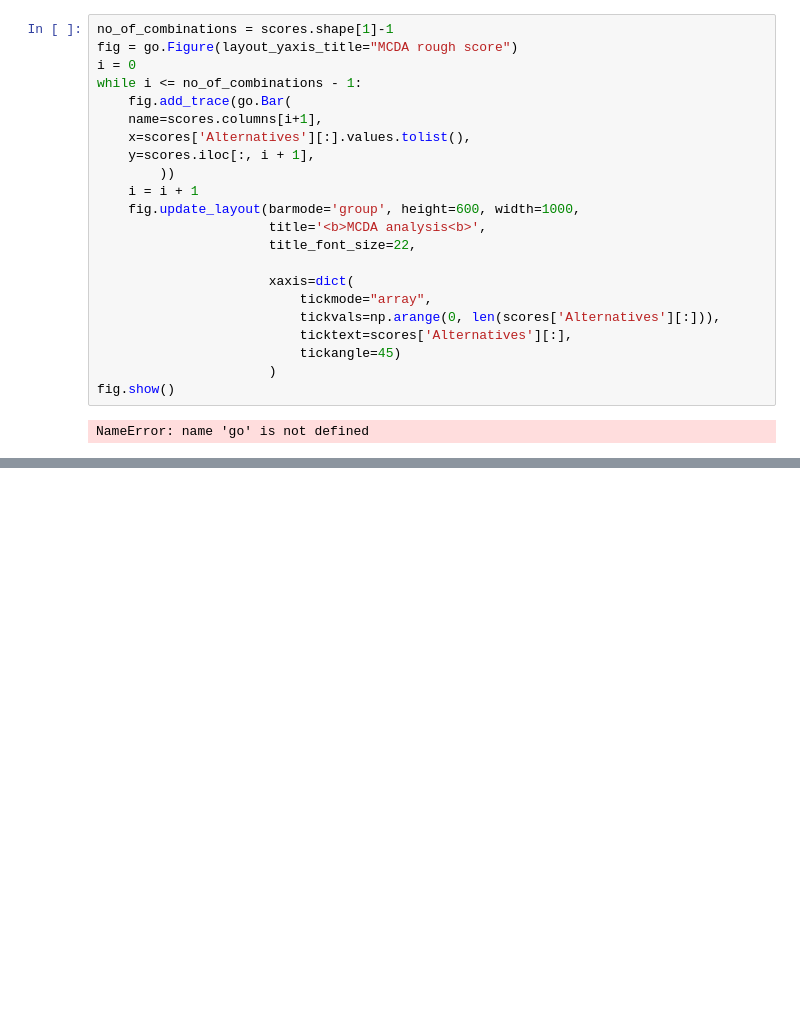
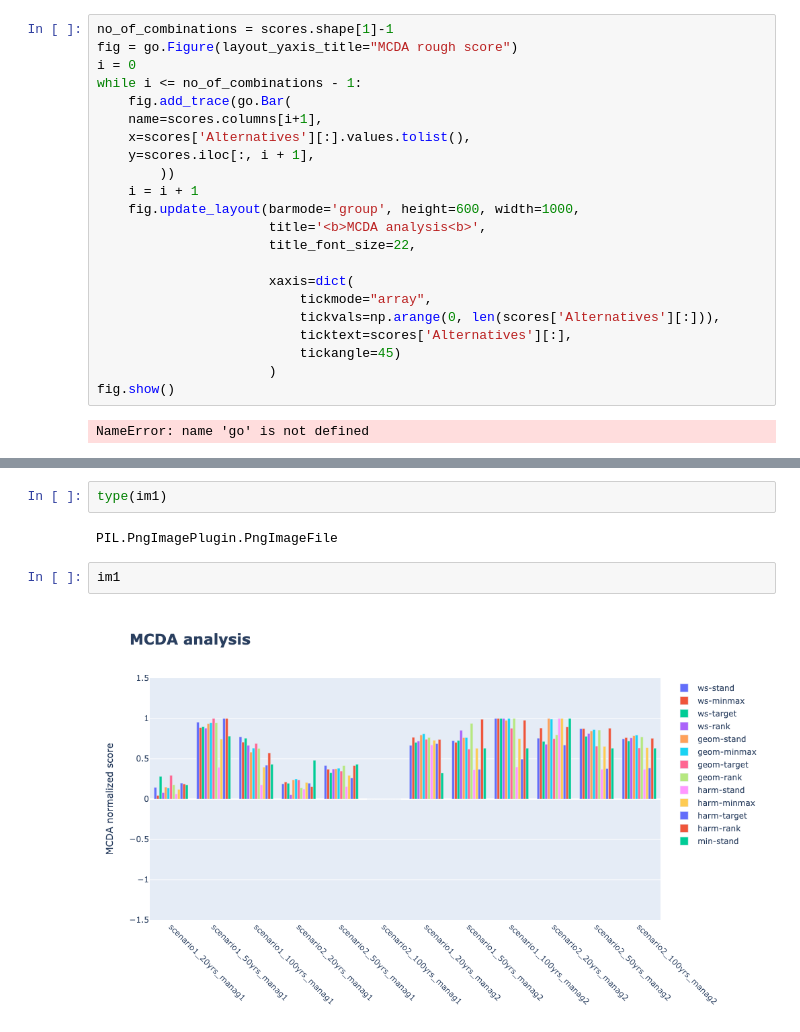
Before and after one commit to wetransform-os/ProMCDA, a Jupyter notebook: parallel.ipynb, the cells around one changed output, grey strips where cells are left out. Cells and saved outputs as stored; diff of their text form; blank space fills up the shorter version.

```diff
--- a/parallel.ipynb
+++ b/parallel.ipynb
@@ -262,0 +376,8 @@ NameError: name 'go' is not defined
+# %%
+type(im1)
+# %% [output]
+PIL.PngImagePlugin.PngImageFile
+# %%
+im1
+# %% [output]
+[figure, added]
```
Also changed, not shown: parts of 17 cells of this notebook, 11 other files.
